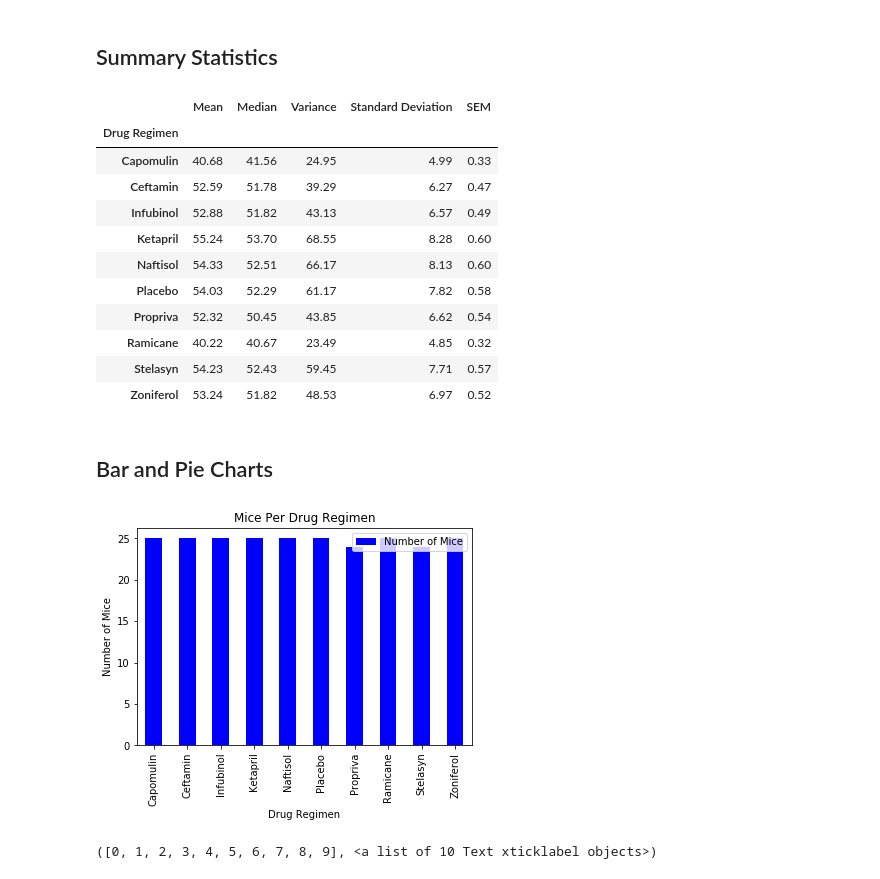
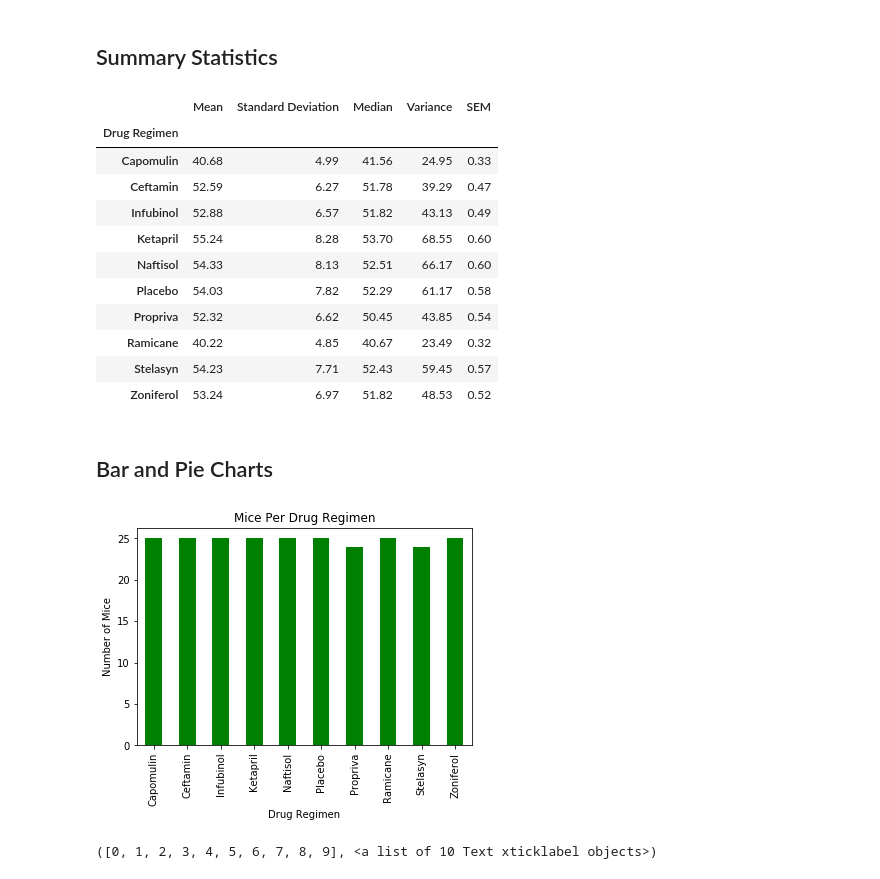
Before and after one commit to KevinKillman/Homework-5, a Jupyter notebook: Instructions/Pymaceuticals/pymaceuticals_starter.ipynb, the cells around one changed output. Saved outputs shown, nothing was run; the diff lists cells and outputs as text; code cells hidden in the pictures.

```diff
--- a/Instructions/Pymaceuticals/pymaceuticals_starter.ipynb
+++ b/Instructions/Pymaceuticals/pymaceuticals_starter.ipynb
@@ -16,7 +16,7 @@ mouse_metadata = pd.read_csv(mouse_metadata_path)
 study_results = pd.read_csv(study_results_path)
 study_results
 # Combine the data into a single dataset
-complete_df = pd.merge(study_results, mouse_metadata, on ='Mouse ID')
+complete_df = pd.merge(study_results, mouse_metadata, on ='Mouse ID', how = 'right')
 # Display the data table for preview
 complete_df.head()
 # %% [output]
@@ -110,49 +107,45 @@ drug_group = clean_complete_df.groupby('Drug Regimen')
 regimen_summary_df = drug_group['Tumor Volume (mm3)'].describe()
 regimen_summary_df['Variance'] = drug_group['Tumor Volume (mm3)'].var()
 regimen_summary_df['SEM']=drug_group['Tumor Volume (mm3)'].sem()
-
-regimen_summary_df
-
-regimen_summary_df = regimen_summary_df.rename(columns = {'50%':'Median'})
 regimen_summary_df = regimen_summary_df.drop(columns = ['25%', '75%', 'max', 'min', 'count'])
-regimen_summary_df = regimen_summary_df[['mean', 'Median', 'Variance', 'std', 'SEM']]
 regimen_summary_df = regimen_summary_df.rename(columns = {'mean':'Mean',
-                                    'std':'Standard Deviation',})
+                                    'std':'Standard Deviation',
+                                    '50%':'Median'})
 regimen_summary_df.style.format({'Mean':'{0:,.2f}',
                                  'Median':'{0:,.2f}',
                                  'Variance':'{0:,.2f}',
                                  'Standard Deviation':'{0:,.2f}',
                                  'SEM':'{0:,.2f}'})
 # %% [output]
-|  | Mean | Median | Variance | Standard Deviation | SEM |
+|  | Mean | Standard Deviation | Median | Variance | SEM |
 | Drug Regimen |  |  |  |  |  |
-| Capomulin | 40.68 | 41.56 | 24.95 | 4.99 | 0.33 |
-| Ceftamin | 52.59 | 51.78 | 39.29 | 6.27 | 0.47 |
-| Infubinol | 52.88 | 51.82 | 43.13 | 6.57 | 0.49 |
-| Ketapril | 55.24 | 53.70 | 68.55 | 8.28 | 0.60 |
-| Naftisol | 54.33 | 52.51 | 66.17 | 8.13 | 0.60 |
-| Placebo | 54.03 | 52.29 | 61.17 | 7.82 | 0.58 |
-| Propriva | 52.32 | 50.45 | 43.85 | 6.62 | 0.54 |
-| Ramicane | 40.22 | 40.67 | 23.49 | 4.85 | 0.32 |
-| Stelasyn | 54.23 | 52.43 | 59.45 | 7.71 | 0.57 |
-| Zoniferol | 53.24 | 51.82 | 48.53 | 6.97 | 0.52 |
+| Capomulin | 40.68 | 4.99 | 41.56 | 24.95 | 0.33 |
+| Ceftamin | 52.59 | 6.27 | 51.78 | 39.29 | 0.47 |
+| Infubinol | 52.88 | 6.57 | 51.82 | 43.13 | 0.49 |
+| Ketapril | 55.24 | 8.28 | 53.70 | 68.55 | 0.60 |
+| Naftisol | 54.33 | 8.13 | 52.51 | 66.17 | 0.60 |
+| Placebo | 54.03 | 7.82 | 52.29 | 61.17 | 0.58 |
+| Propriva | 52.32 | 6.62 | 50.45 | 43.85 | 0.54 |
+| Ramicane | 40.22 | 4.85 | 40.67 | 23.49 | 0.32 |
+| Stelasyn | 54.23 | 7.71 | 52.43 | 59.45 | 0.57 |
+| Zoniferol | 53.24 | 6.97 | 51.82 | 48.53 | 0.52 |
 # %% [markdown]
 ## Bar and Pie Charts
 # %%
 # Generate a bar plot showing the total number of mice for each treatment throughout the course of the study using pandas.
 mouse_per_regimen = drug_group['Mouse ID'].unique()
 mouse_per_regimen = mouse_per_regimen.reset_index()
 unique_counts = {'Number of Mice':[len(d) for d in mouse_per_regimen['Mouse ID']]}
 unique_counts=pd.DataFrame(unique_counts)
 
 unique_counts = unique_counts.set_index(mouse_per_regimen['Drug Regimen'])
-mpr_chart = unique_counts.plot(kind = 'bar', facecolor='blue')
+mpr_chart = unique_counts.plot(kind = 'bar', facecolor='green', legend=False)
 mpr_chart.set_title('Mice Per Drug Regimen')
 mpr_chart.set_ylabel('Number of Mice')
 
 
 unique_counts = unique_counts.reset_index()
 # %% [output]
-[figure, old version]
+[figure, new version]
 # %%
 # Generate a bar plot showing the total number of mice for each treatment throughout the course of the study using pyplot.
```
Also changed, not shown: parts of 9 cells of this notebook.
